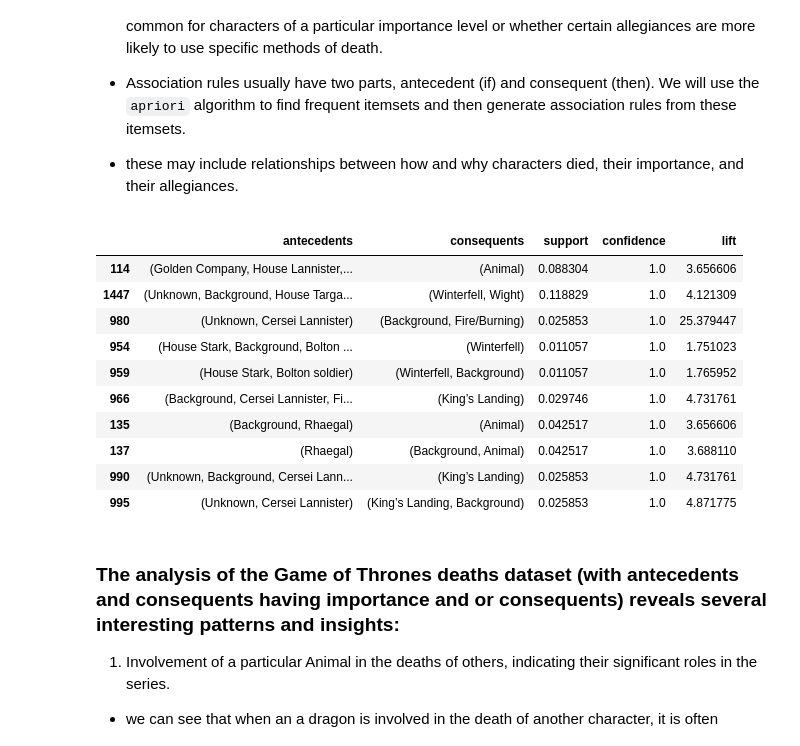
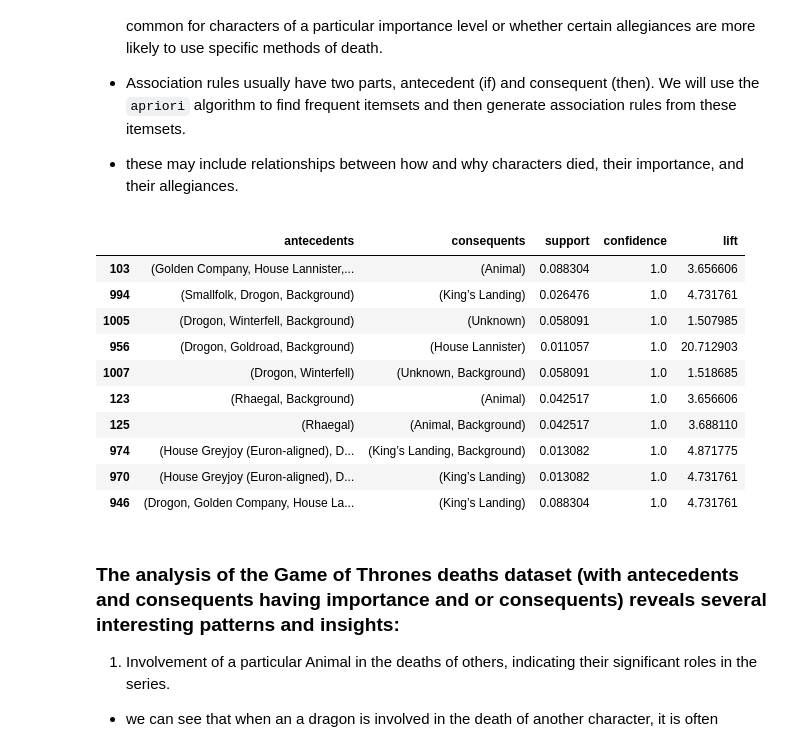
Before and after one commit to YoshChua/CSMODEL_MP, a Jupyter notebook: CSMODEL_MP.ipynb, the cells around one changed output. Saved outputs shown, nothing was run; the diff lists cells and outputs as text; code cells hidden in the pictures.

```diff
--- a/CSMODEL_MP.ipynb
+++ b/CSMODEL_MP.ipynb
@@ -702,44 +705,44 @@ df_mine = GOTdeaths_df.copy()
 
 df_mine['importance_level'] = df_mine['importance'].map(importance_mapping)
 
-df_mine = df_mine[['importance_level','allegiance', 'killer_top_15', 'method_cat', 'location']]
+df_mine = df_mine[['importance_level','allegiance', 'killer', 'method_cat', 'location']]
 
 #Convert each row to a transaction (list of values)
 transactions = df_mine.astype(str).values.tolist()
 
 #Encode for Apriori
 te = TransactionEncoder()
 te_array = te.fit(transactions).transform(transactions)
 df_encoded = pd.DataFrame(te_array, columns=te.columns_)
 
 # Apply Apriori
 frequent_itemsets = apriori(df_encoded, min_support=0.01, use_colnames=True)
 
 # Generate Rules
 rules = association_rules(frequent_itemsets, metric="lift", min_threshold=1.2)
 
 # Filter rules for specific columns (in this case, 'importance' and 'method_cat' to focus on the context of the analysis)
 rules_filtered = rules[
     rules['antecedents'].astype(str).str.contains('Background|Minor|Major|Significant') |
     rules['consequents'].astype(str).str.contains('Background|Minor|Major|Significant') |
     rules['antecedents'].astype(str).str.contains('method_cat') |
     rules['consequents'].astype(str).str.contains('method_cat')
 ]
 # View top rules
 rules_filtered_view = rules_filtered[['antecedents', 'consequents', 'support', 'confidence', 'lift']]
 rules_filtered_view.sort_values('confidence', ascending=False).head(10)
 # %% [output]
 |  | antecedents | consequents | support | confidence | lift |
-| 114 | (Golden Company, House Lannister,... | (Animal) | 0.088304 | 1.0 | 3.656606 |
-| 1447 | (Unknown, Background, House Targa... | (Winterfell, Wight) | 0.118829 | 1.0 | 4.121309 |
-| 980 | (Unknown, Cersei Lannister) | (Background, Fire/Burning) | 0.025853 | 1.0 | 25.379447 |
-| 954 | (House Stark, Background, Bolton ... | (Winterfell) | 0.011057 | 1.0 | 1.751023 |
-| 959 | (House Stark, Bolton soldier) | (Winterfell, Background) | 0.011057 | 1.0 | 1.765952 |
-| 966 | (Background, Cersei Lannister, Fi... | (King’s Landing) | 0.029746 | 1.0 | 4.731761 |
-| 135 | (Background, Rhaegal) | (Animal) | 0.042517 | 1.0 | 3.656606 |
-| 137 | (Rhaegal) | (Background, Animal) | 0.042517 | 1.0 | 3.688110 |
-| 990 | (Unknown, Background, Cersei Lann... | (King’s Landing) | 0.025853 | 1.0 | 4.731761 |
-| 995 | (Unknown, Cersei Lannister) | (King’s Landing, Background) | 0.025853 | 1.0 | 4.871775 |
+| 103 | (Golden Company, House Lannister,... | (Animal) | 0.088304 | 1.0 | 3.656606 |
+| 994 | (Smallfolk, Drogon, Background) | (King’s Landing) | 0.026476 | 1.0 | 4.731761 |
+| 1005 | (Drogon, Winterfell, Background) | (Unknown) | 0.058091 | 1.0 | 1.507985 |
+| 956 | (Drogon, Goldroad, Background) | (House Lannister) | 0.011057 | 1.0 | 20.712903 |
+| 1007 | (Drogon, Winterfell) | (Unknown, Background) | 0.058091 | 1.0 | 1.518685 |
+| 123 | (Rhaegal, Background) | (Animal) | 0.042517 | 1.0 | 3.656606 |
+| 125 | (Rhaegal) | (Animal, Background) | 0.042517 | 1.0 | 3.688110 |
+| 974 | (House Greyjoy (Euron-aligned), D... | (King’s Landing, Background) | 0.013082 | 1.0 | 4.871775 |
+| 970 | (House Greyjoy (Euron-aligned), D... | (King’s Landing) | 0.013082 | 1.0 | 4.731761 |
+| 946 | (Drogon, Golden Company, House La... | (King’s Landing) | 0.088304 | 1.0 | 4.731761 |
 # %% [markdown]
 
 ### The analysis of the Game of Thrones deaths dataset (with antecedents and consequents having importance and or consequents) reveals several interesting patterns and insights:
```
Also changed, not shown: parts of 22 cells of this notebook.
